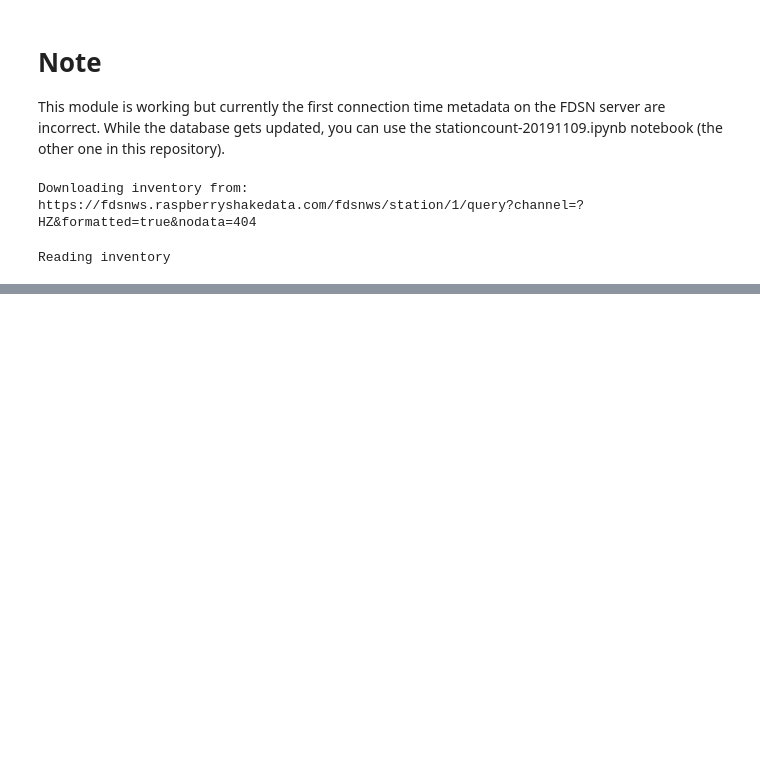
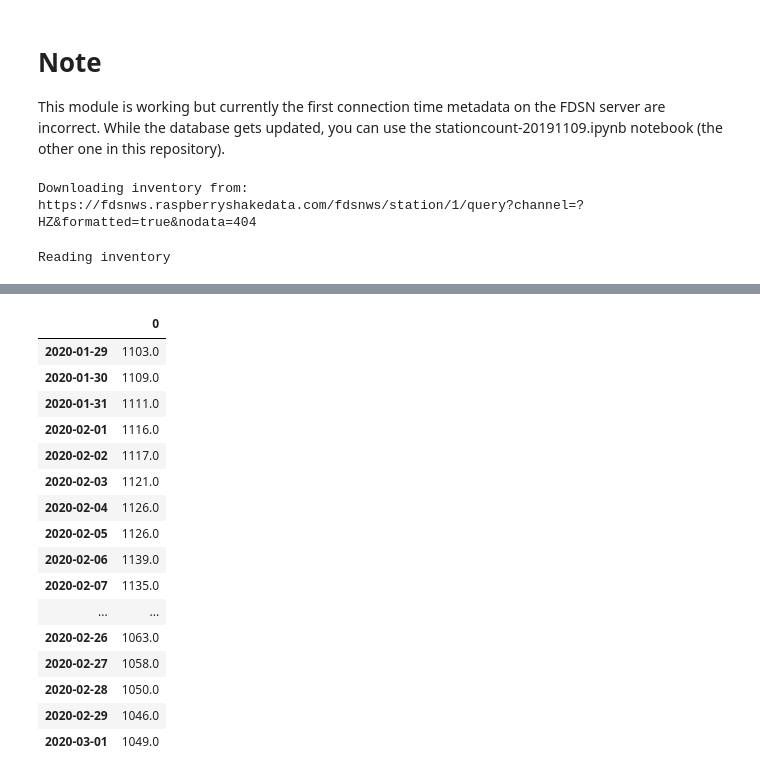
Before and after one commit to raspishake/stationcount, a Jupyter notebook: stationcount.ipynb, the cells around one changed output, grey strips where cells are left out. Drawn from its saved outputs; the diff is of its cells as text; code cells hidden in the pictures; blank space fills up the shorter version.

```diff
--- a/stationcount.ipynb
+++ b/stationcount.ipynb
@@ -237,0 +287,20 @@ make_plot(data=active, ymax_mult=ymax_mult, xmin=plotstart,
+# %%
+active['2020-01-29':'2020-03-01']
+# %% [output]
+|  | 0 |
+| 2020-01-29 | 1103.0 |
+| 2020-01-30 | 1109.0 |
+| 2020-01-31 | 1111.0 |
+| 2020-02-01 | 1116.0 |
+| 2020-02-02 | 1117.0 |
+| 2020-02-03 | 1121.0 |
+| 2020-02-04 | 1126.0 |
+| 2020-02-05 | 1126.0 |
+| 2020-02-06 | 1139.0 |
+| 2020-02-07 | 1135.0 |
+| ... | ... |
+| 2020-02-26 | 1063.0 |
+| 2020-02-27 | 1058.0 |
+| 2020-02-28 | 1050.0 |
+| 2020-02-29 | 1046.0 |
+| 2020-03-01 | 1049.0 |
```
Also changed, not shown: parts of 10 cells of this notebook, 8 other files.
